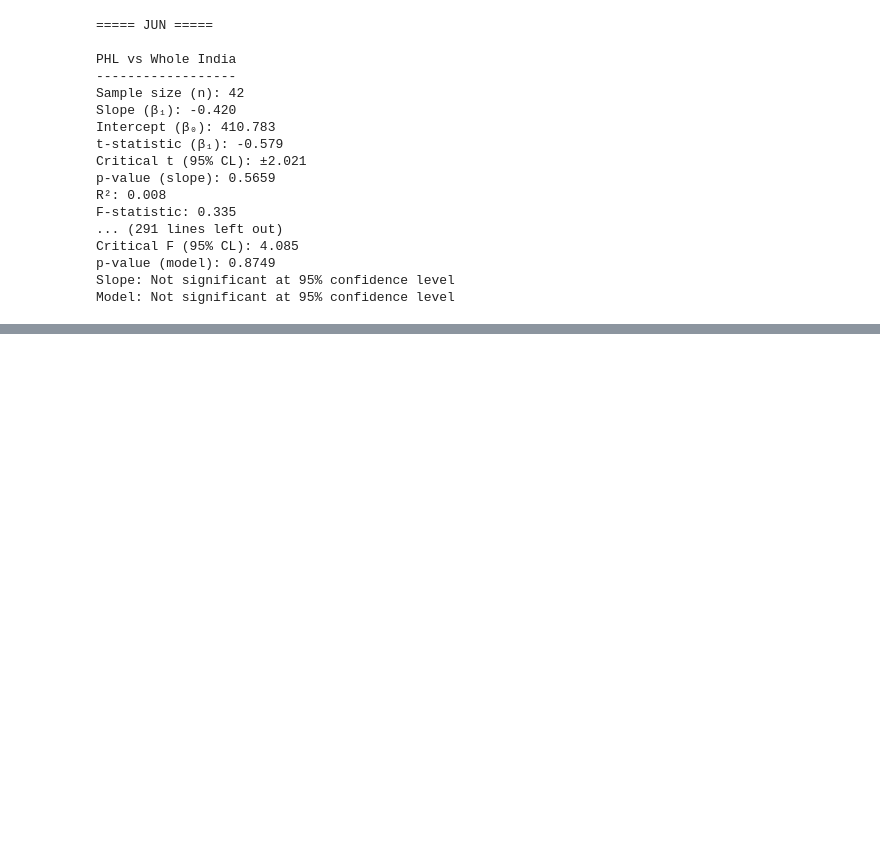
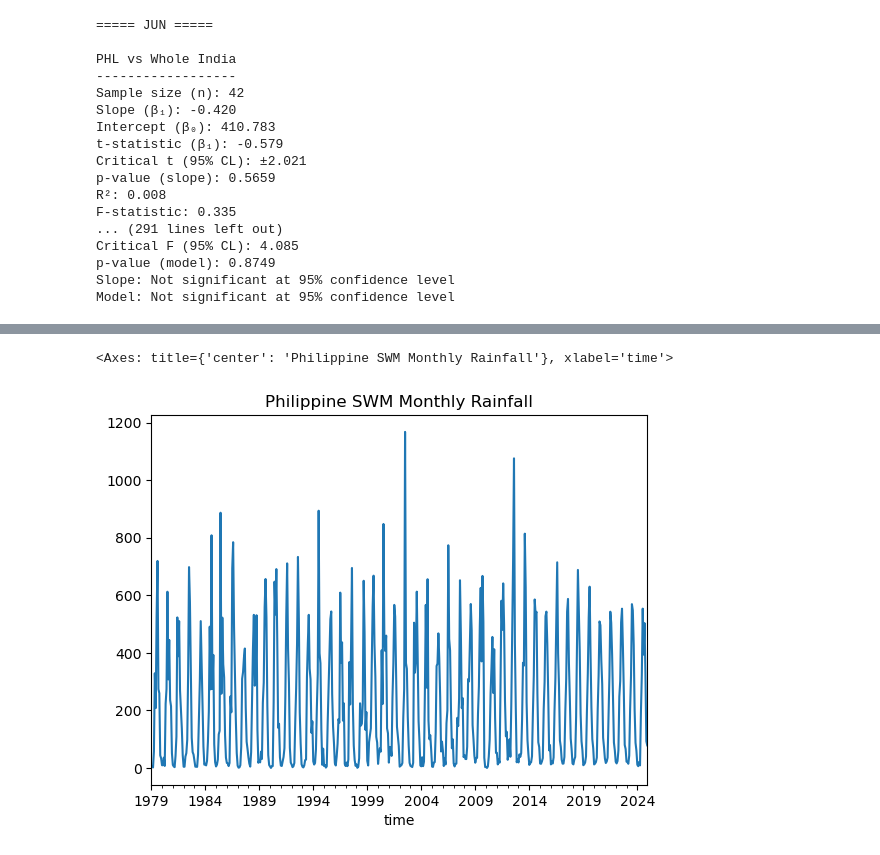
Before and after one commit to AleandraR/MS_Thesis_SWM, a Jupyter notebook: 02_notebooks/01a_INDvPHL_TimeSeries.ipynb, the cells around one changed output, grey strips where cells are left out. Saved outputs shown, nothing was run; the diff lists cells and outputs as text; code cells hidden in the pictures; blank space fills up the shorter version.

Commit message:
01a_INDvPHL_TimeSeries updated

```diff
--- a/02_notebooks/01a_INDvPHL_TimeSeries.ipynb
+++ b/02_notebooks/01a_INDvPHL_TimeSeries.ipynb
@@ -920,0 +975,5 @@ Model: Not significant at 95% confidence level
+# %%
+phl_path = r"C:\Users\Nitro 5\Documents\MS\Thesis\GitHub\MS_Thesis_SWM\01_data\01_raw\02_PHL\mean_monthly_rainfall.csv"
+
+phl = pd.read_csv(phl_path)
+phl.head()
@@ -920,0 +987,30 @@ Model: Not significant at 95% confidence level
+# %%
+month_map = {
+    "jan": 1, "feb": 2, "mar": 3, "apr": 4,
+    "may": 5, "jun": 6, "jul": 7, "aug": 8,
+    "sep": 9, "oct": 10, "nov": 11, "dec": 12
+}
+
+phl_long = (
+    phl
+    .melt(id_vars="year", value_vars=month_map.keys(),
+          var_name="month", value_name="rain")
+)
+
+phl_long["month"] = phl_long["month"].map(month_map)
+phl_long["time"] = pd.to_datetime(
+    dict(year=phl_long["year"], month=phl_long["month"], day=1)
+)
+
+phl_ts = (
+    phl_long
+    .sort_values("time")
+    .set_index("time")["rain"]
+)
+
+phl_ts.name = "PHL_SWM"
+# %%
+phl_ts.plot(title="Philippine SWM Monthly Rainfall")
+# %% [output]
+<Axes: title={'center': 'Philippine SWM Monthly Rainfall'}, xlabel='time'>
+[figure, added]
```
Also changed, not shown: parts of 26 cells of this notebook.
